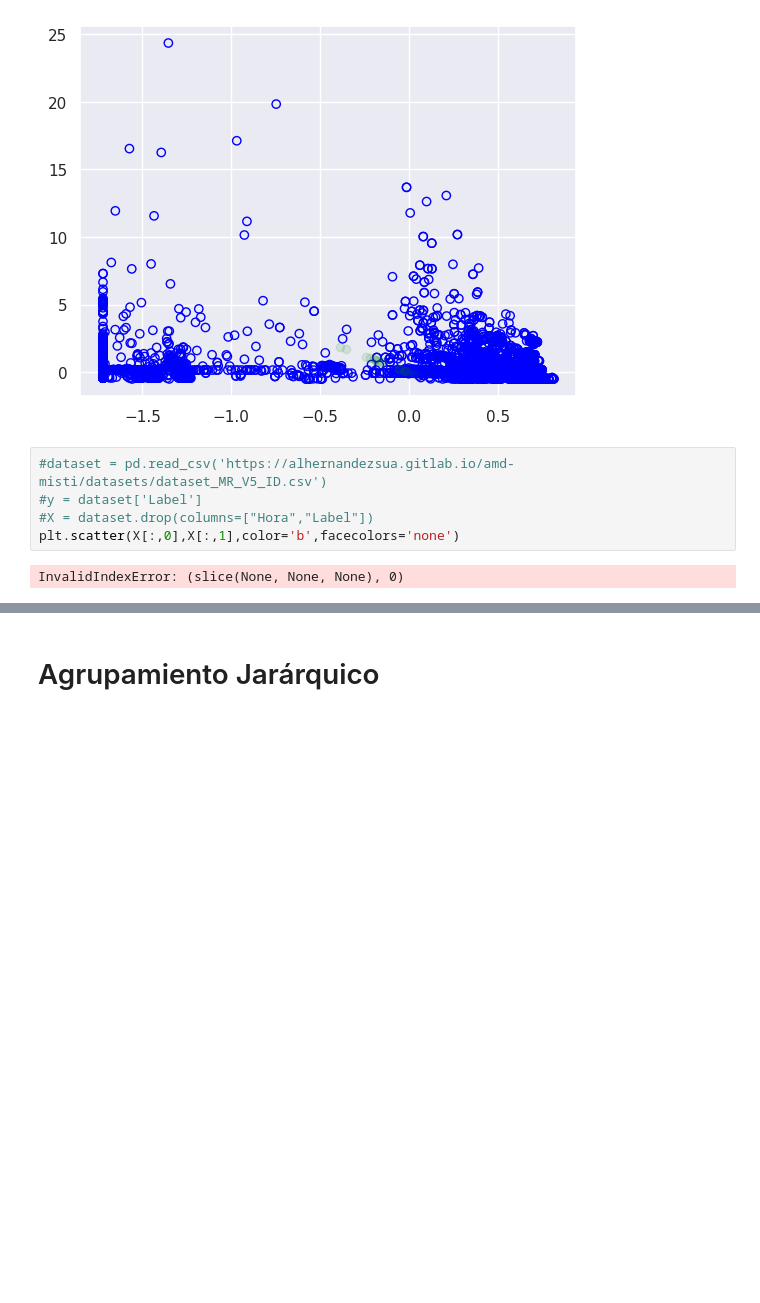
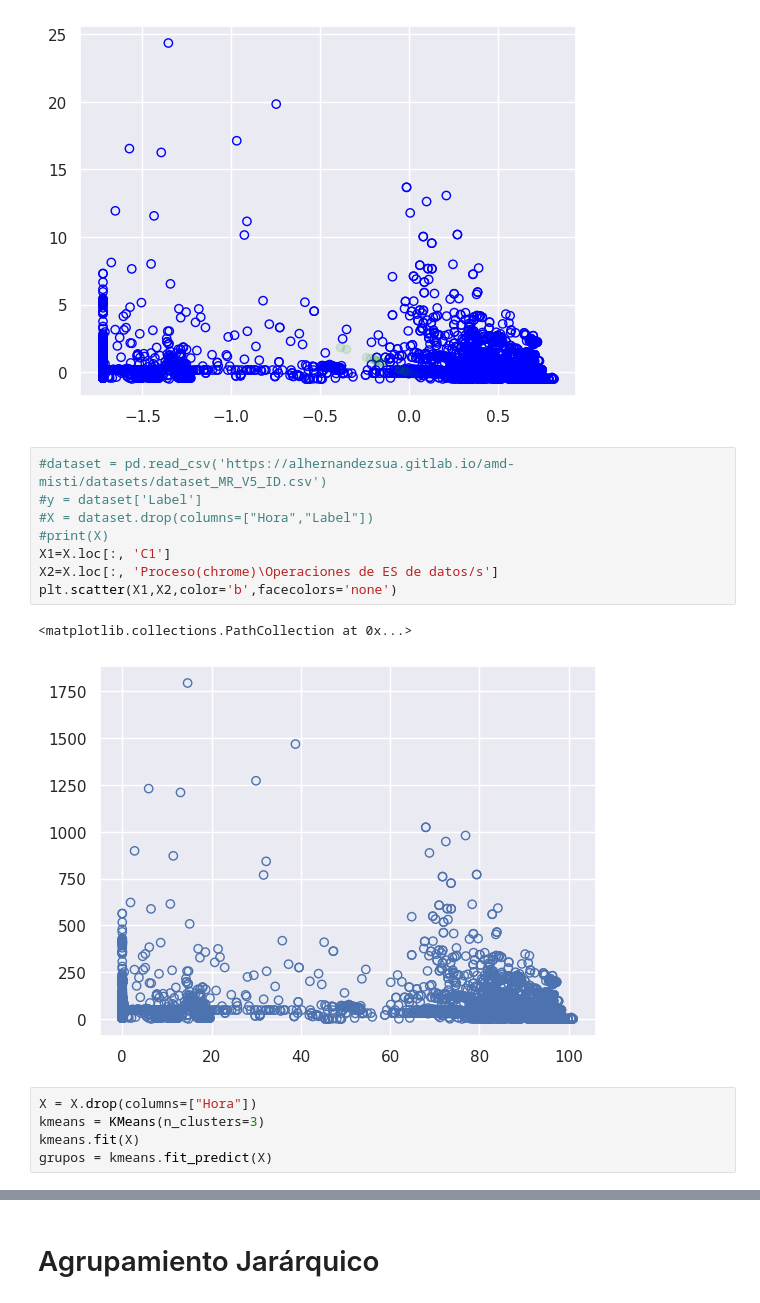
Before and after one commit to dannyasd/MineriaDeDatos, a Jupyter notebook: Lectura7.ipynb, the cells around one changed output, grey strips where cells are left out. Drawn from its saved outputs; the diff is of its cells as text; blank space fills up the shorter version.

```diff
--- a/Lectura7.ipynb
+++ b/Lectura7.ipynb
@@ -371,7 +377,16 @@ plt.show()
 # %%
 #dataset = pd.read_csv('https://alhernandezsua.gitlab.io/amd-misti/datasets/dataset_MR_V5_ID.csv')
 #y = dataset['Label']
 #X = dataset.drop(columns=["Hora","Label"])
-plt.scatter(X[:,0],X[:,1],color='b',facecolors='none')
+#print(X)
+X1=X.loc[:, 'C1']
+X2=X.loc[:, 'Proceso(chrome)\Operaciones de ES de datos/s']
+plt.scatter(X1,X2,color='b',facecolors='none')
 # %% [output]
-InvalidIndexError: (slice(None, None, None), 0)
+<matplotlib.collections.PathCollection at 0x...>
+[figure, added]
+# %%
+X = X.drop(columns=["Hora"])
+kmeans = KMeans(n_clusters=3)
+kmeans.fit(X)
+grupos = kmeans.fit_predict(X)
```
Also changed, not shown: parts of 21 cells of this notebook.
